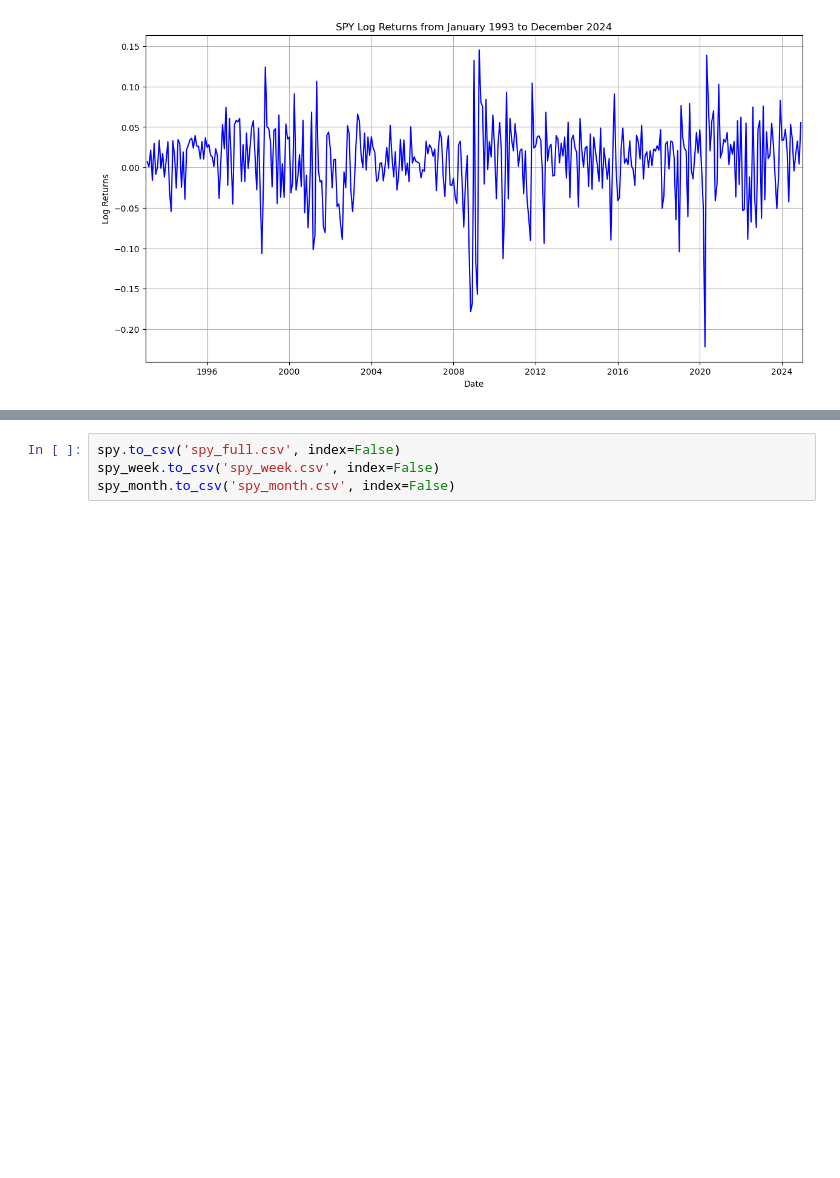
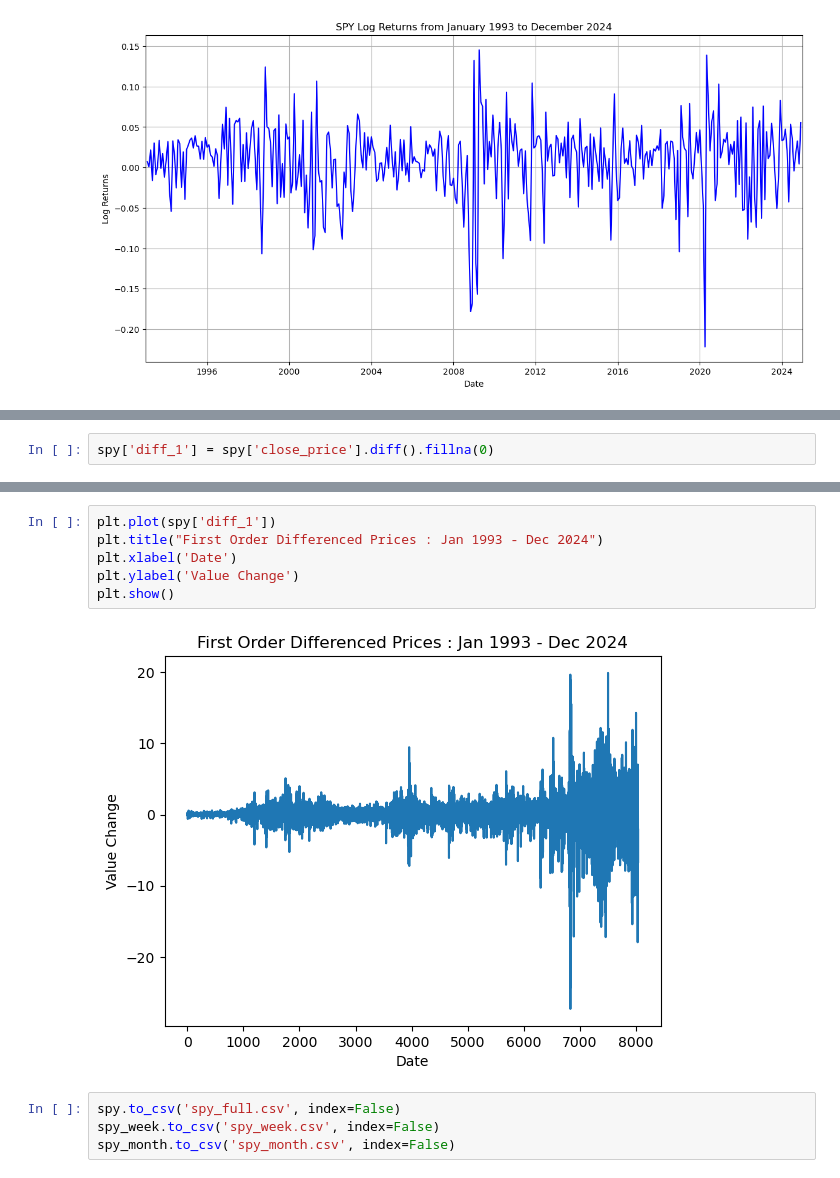
Before and after one commit to dhcchh/SPY-Analytics-Forecasting-Project, a Jupyter notebook: ML-Notebooks/ML-EDA.ipynb, the cells around one changed output, grey strips where cells are left out. Cells and saved outputs as stored; diff of their text form; blank space fills up the shorter version.

```diff
--- a/ML-Notebooks/ML-EDA.ipynb
+++ b/ML-Notebooks/ML-EDA.ipynb
@@ -151,0 +168,2 @@ plt.show()
+# %%
+spy['diff_1'] = spy['close_price'].diff().fillna(0)
@@ -152,3 +177,11 @@ plt.show()
+# %%
+plt.plot(spy['diff_1'])
+plt.title("First Order Differenced Prices : Jan 1993 - Dec 2024")
+plt.xlabel('Date')
+plt.ylabel('Value Change')
+plt.show()
+# %% [output]
+[figure, added]
 # %%
 spy.to_csv('spy_full.csv', index=False)
 spy_week.to_csv('spy_week.csv', index=False)
```
Also changed, not shown: parts of 8 cells of this notebook.
